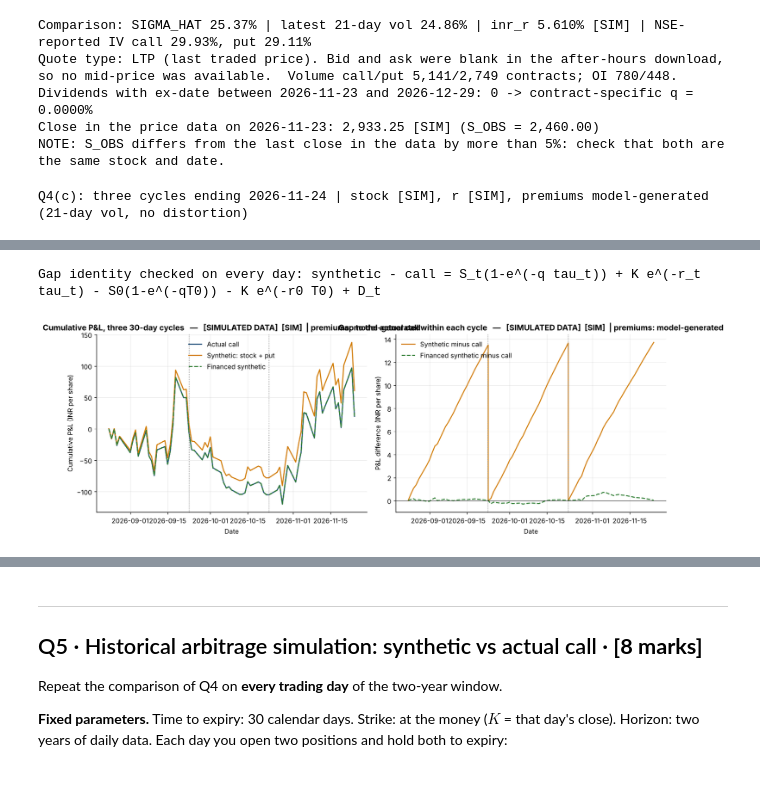
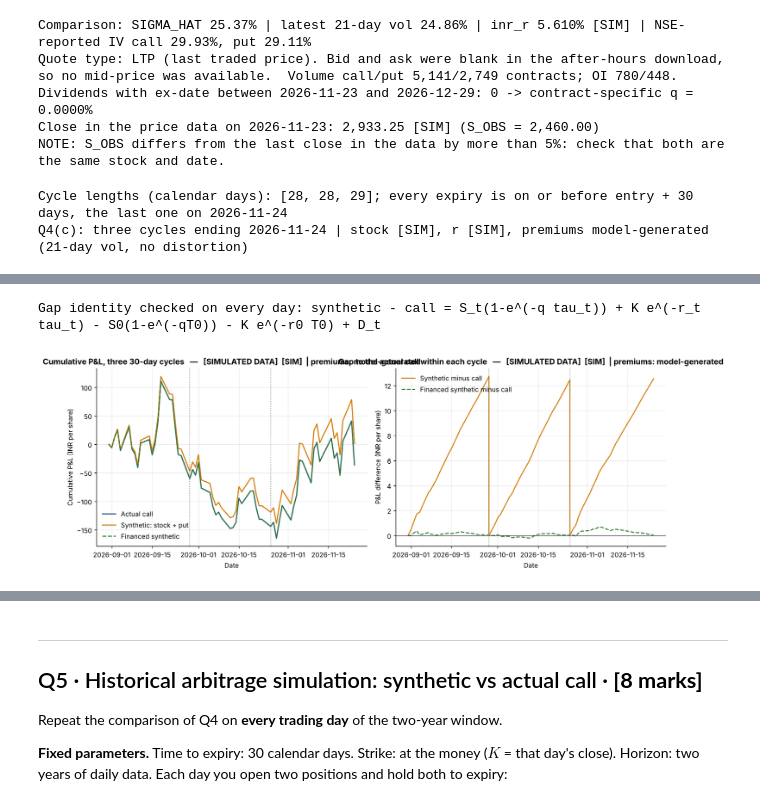
Before and after one commit to Tarush-035/DRM_Sem1_26_27, a Jupyter notebook: sandbox_run/Lab04_SIM_sandbox_run_NOT_FOR_SUBMISSION.ipynb, the cells around one changed output, grey strips where cells are left out. Saved outputs shown, nothing was run; the diff lists cells and outputs as text; code cells hidden in the pictures.

```diff
--- a/sandbox_run/Lab04_SIM_sandbox_run_NOT_FOR_SUBMISSION.ipynb
+++ b/sandbox_run/Lab04_SIM_sandbox_run_NOT_FOR_SUBMISSION.ipynb
@@ -591,8 +621,10 @@ from scipy.stats import norm
 def _prep(S, K, T, r, sigma, q):
     """Cast inputs to float arrays."""
     S, K, T, r, sigma, q = (np.asarray(x, dtype=float) for x in (S, K, T, r, sigma, q))
-    if np.any(sigma <= 0):
-        raise ValueError("sigma must be strictly positive")
+    if not all(np.all(np.isfinite(x)) for x in (S, K, T, r, sigma, q)):
+        raise ValueError("inputs must be finite")
+    if np.any(S <= 0) or np.any(K <= 0) or np.any(sigma <= 0) or np.any(T < 0):
+        raise ValueError("need S > 0, K > 0, sigma > 0 and T >= 0")
     return S, K, T, r, sigma, q
 
 def _d1d2(S, K, T, r, sigma, q):
@@ -619,6 +651,8 @@ def bsm_price(S, K, T, r, sigma, q=0.0, kind="call"):
 def bsm_greeks(S, K, T, r, sigma, q=0.0, kind="call"):
     """Return a dict: delta, gamma, vega (per 1.00 of volatility), theta (per year). Vectorised, T > 0."""
     S, K, T, r, sigma, q = _prep(S, K, T, r, sigma, q)
+    if np.any(T <= 0):
+        raise ValueError("Greeks need T > 0")
     d1, d2 = _d1d2(S, K, T, r, sigma, q)
     pdf1, eq, er = norm.pdf(d1), np.exp(-q * T), np.exp(-r * T)
     gamma = eq * pdf1 / (S * sigma * np.sqrt(T))
@@ -1234,12 +1178,16 @@ NOTE: S_OBS differs from the last close in the data by more than 5%: check that
 # %%
 # ---- YOUR CODE HERE ----  Q4 (c): track the actual call and the synthetic over the last 3 months
 def cycle_bounds(idx, n_cycles=3, days=30):
+    """Cycles ending on the last date; each entry is the first trading day on or after (next boundary - 30 days)."""
     b = [len(idx) - 1]
     for _ in range(n_cycles):
-        b.append(int(idx.searchsorted(idx[b[-1]] - pd.Timedelta(days=days), side="right") - 1))
+        b.append(int(idx.searchsorted(idx[b[-1]] - pd.Timedelta(days=days), side="left")))
     return b[::-1]
 
 bounds = cycle_bounds(stock.index)
+_len = [(stock.index[bounds[k + 1]] - stock.index[bounds[k]]).days for k in range(3)]
+assert max(_len) <= 30, _len
+print(f"Cycle lengths (calendar days): {_len}; every expiry is on or before entry + 30 days, the last one on {stock.index[-1].date()}")
 daily, cyc_rows, cum_prev = [], [], np.zeros(3)
 for k in range(3):
     e, x = bounds[k], bounds[k + 1]
@@ -1302,6 +1250,7 @@ ax[1].set_title(ptitle("Gap to the actual call within each cycle", premiums=True
 ax[1].legend(loc="best")
 plt.tight_layout(); plt.show()
 # %% [output]
+Cycle lengths (calendar days): [28, 28, 29]; every expiry is on or before entry + 30 days, the last one on 2026-11-24
 Q4(c): three cycles ending 2026-11-24 | stock [SIM], r [SIM], premiums model-generated (21-day vol, no distortion)
 |  | Entry | Expiry | S0 | S_T | C0 | P0 | P&L call | P&L synthetic | P&L financed | ROC call | ... |
 | Cycle |  |  |  |  |  |  |  |  |  |  | ... |
@@ -1311,5 +1260,5 @@ Q4(c): three cycles ending 2026-11-24 | stock [SIM], r [SIM], premiums model-gen
 Gap identity checked on every day: synthetic - call = S_t(1-e^(-q tau_t)) + K e^(-r_t tau_t) - S0(1-e^(-qT0)) - K e^(-r0 T0) + D_t
-[figure, old version]
+[figure, new version]
 # %% [markdown]
 **Your answer (Q4d):**
 
```
Also changed, not shown: parts of 37 cells of this notebook, 1 other file.
